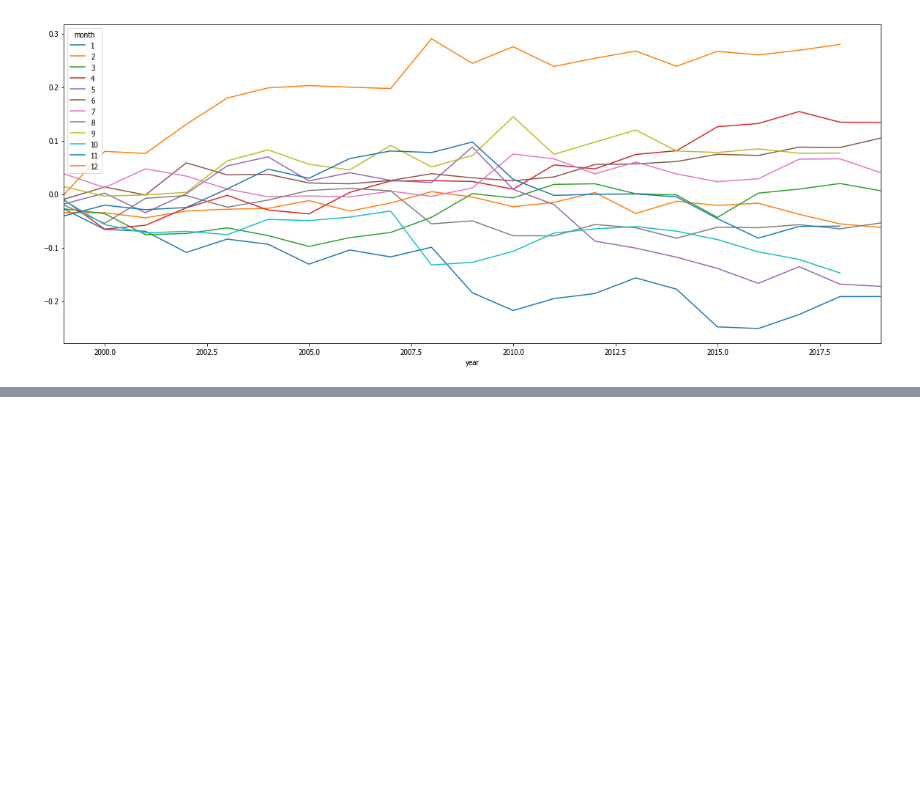
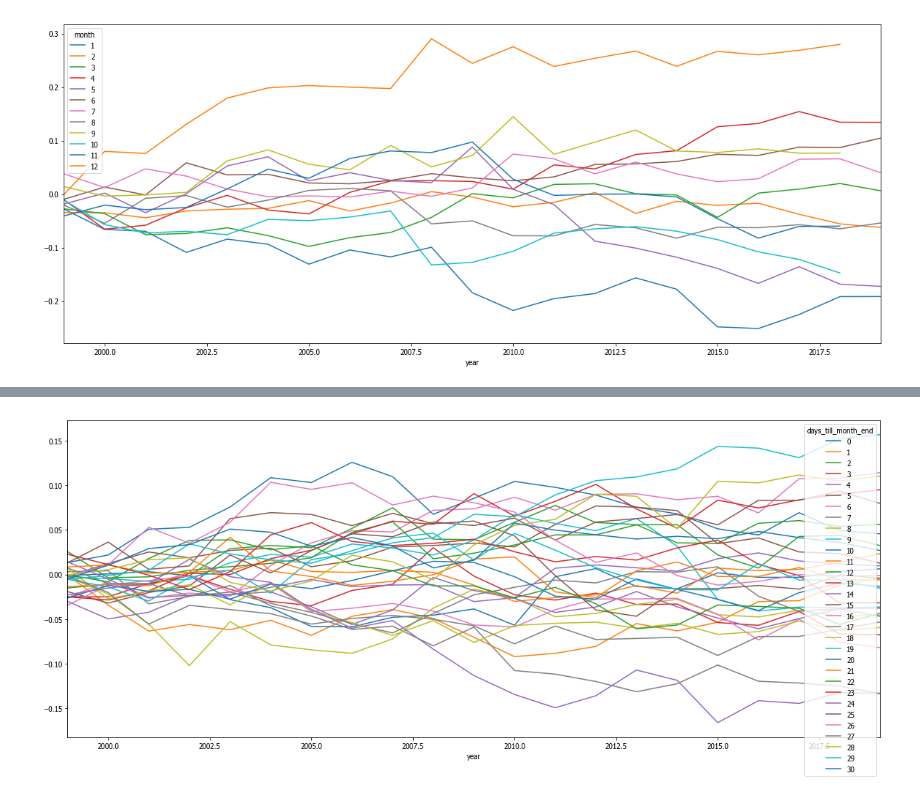
Before and after one commit to jgerardsimcock/robot_wealth, a Jupyter notebook: notebooks/notebooks_python/Seasonality.ipynb, the cells around one changed output, grey strips where cells are left out. Saved outputs shown, nothing was run; the diff lists cells and outputs as text; code cells hidden in the pictures; blank space fills up the shorter version.

```diff
--- a/notebooks/notebooks_python/Seasonality.ipynb
+++ b/notebooks/notebooks_python/Seasonality.ipynb
@@ -42,0 +68,6 @@ monthly_returns.unstack(level=0).plot(kind='line', subplots=False, figsize=(20,8
+# %%
+days_till_month_end = eur_usd.groupby(['days_till_month_end', 'year']).sum().groupby(level=[0]).cumsum()['log_ret']
+# %%
+days_till_month_end.unstack(level=0).plot(kind='line', subplots=False, figsize=(20,8));
+# %% [output]
+[figure, added]
```
Also changed, not shown: parts of 14 cells of this notebook.
